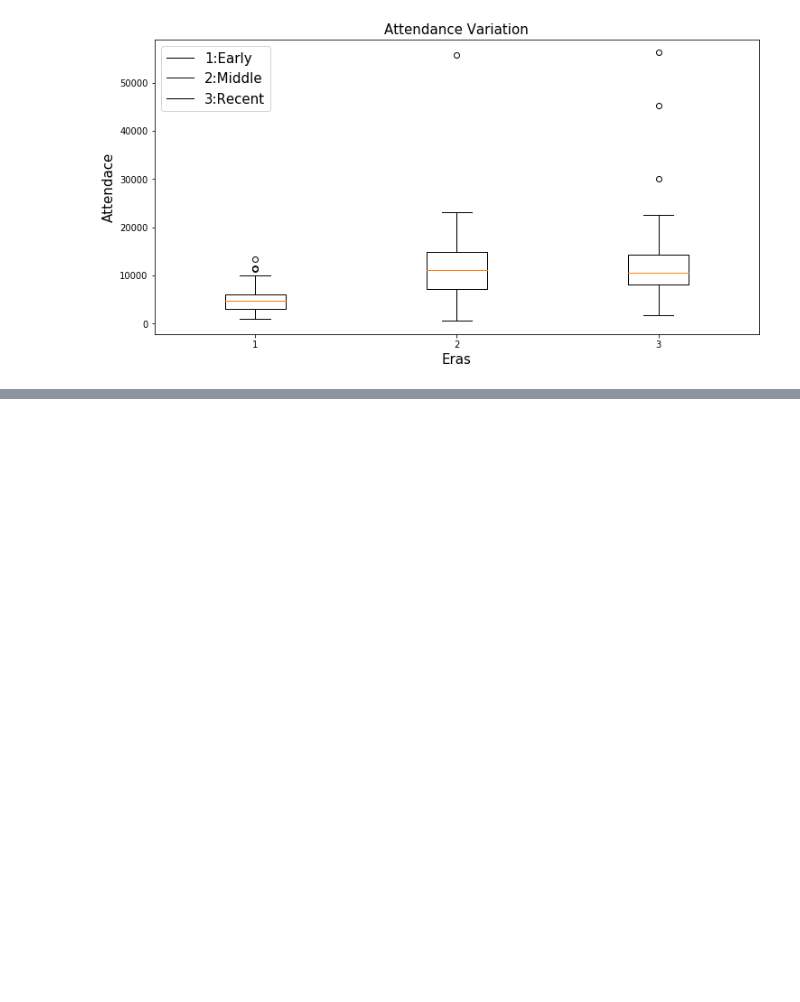
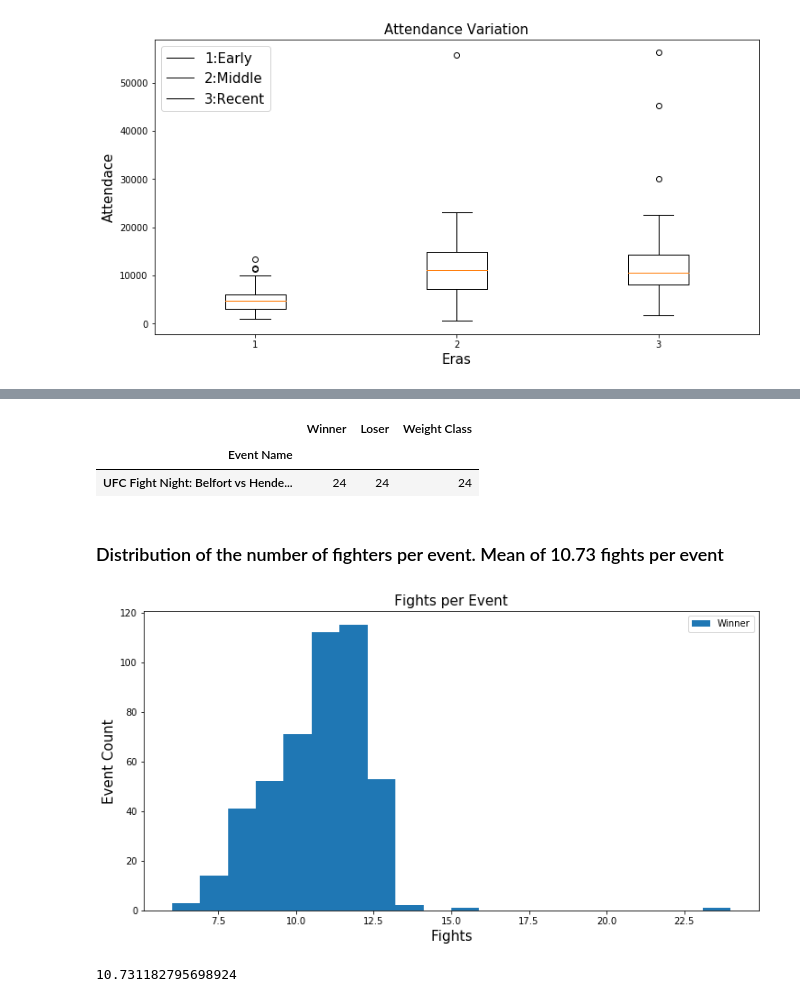
Before and after one commit to victorpena1/UFC_Analysis, a Jupyter notebook: UFC_EDA.ipynb, the cells around one changed output, grey strips where cells are left out. Saved outputs shown, nothing was run; the diff lists cells and outputs as text; code cells hidden in the pictures; blank space fills up the shorter version.

```diff
--- a/UFC_EDA.ipynb
+++ b/UFC_EDA.ipynb
@@ -119,0 +142,25 @@ No handles with labels found to put in legend.
+# %%
+df_by_ev = df_ef.groupby(by= 'Event Name').count()
+# %%
+df_by_ev.sort_values(by ='Winner', ascending=False).head(1)
+# %% [output]
+|  | Winner | Loser | Weight Class |
+| Event Name |  |  |  |
+| UFC Fight Night: Belfort vs Hende... | 24 | 24 | 24 |
+# %% [markdown]
+### Distribution of the number of fighters per event. Mean of 10.73 fights per event
+# %%
+fig, ax = plt.subplots(figsize= (12,6))
+ax.hist(df_by_ev.Winner, bins = 20)
+ax.set_title("Fights per Event", fontsize = 15)
+ax.set_ylabel("Event Count", fontsize = 15)
+ax.set_xlabel("Fights", fontsize = 15)
+#plt.xticks(n.index, rotation='vertical')
+ax.legend()
+fig.show()
+# %% [output]
+[figure, added]
+# %%
+df_by_ev.Winner.mean()
+# %% [output]
+10.731182795698924
```
Also changed, not shown: parts of 25 cells of this notebook, 1 other file.
